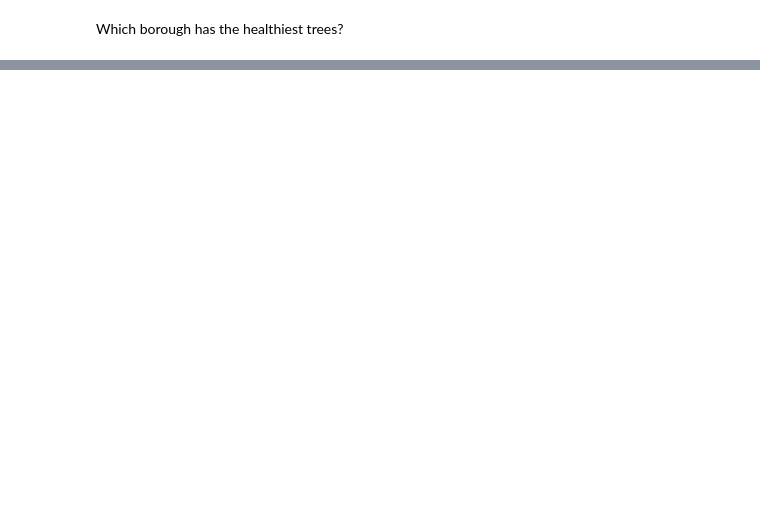
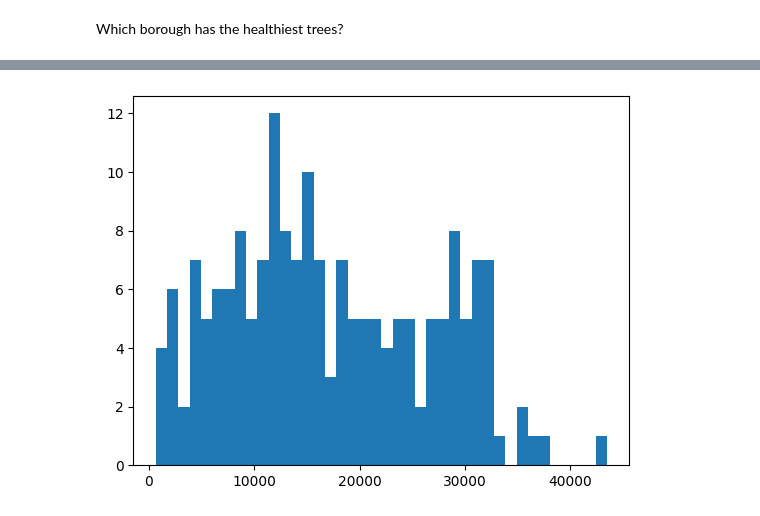
Before and after one commit to matthewtomalley/NYC-Trees-and-Income, a Jupyter notebook: eda.ipynb, the cells around one changed output, grey strips where cells are left out. Drawn from its saved outputs; the diff is of its cells as text; code cells hidden in the pictures; blank space fills up the shorter version.

```diff
--- a/eda.ipynb
+++ b/eda.ipynb
@@ -410,0 +542,5 @@ Ratios of alive to dead, alive to stump, dead to stump
+# %%
+plt.hist(income['num_households'], bins=40)
+plt.show()
+# %% [output]
+[figure, added]
```
Also changed, not shown: parts of 46 cells of this notebook.
